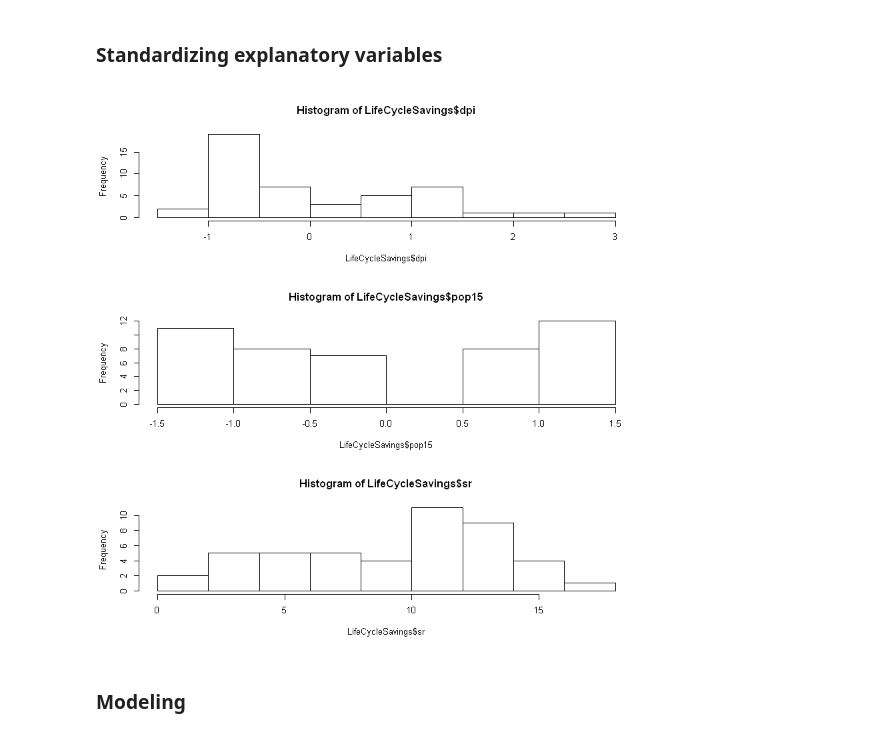
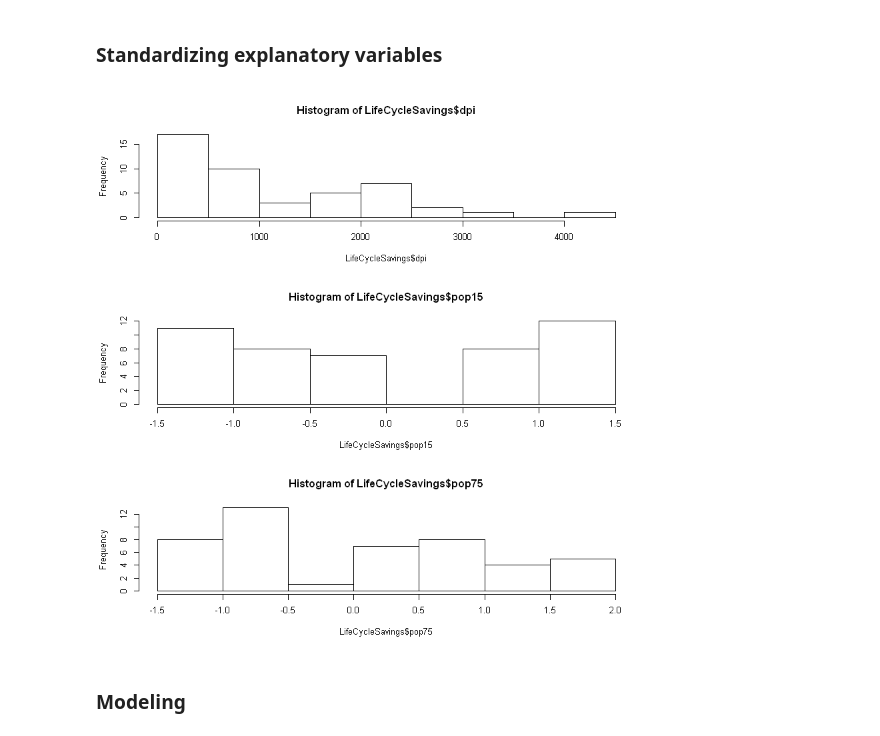
Before and after one commit to mafrasiabi/EPFL-Applied-Biostatistics, a Jupyter notebook: Assignment 1.ipynb, the cells around one changed output. Saved outputs shown, nothing was run; the diff lists cells and outputs as text; code cells hidden in the pictures.

```diff
--- a/Assignment 1.ipynb
+++ b/Assignment 1.ipynb
@@ -130,16 +131,16 @@ integer(0)
 # %% [markdown]
 ### Standardizing explanatory variables
 # %%
-LifeCycleSavings$pop15 <- (LifeCycleSavings$pop15 - mean(LifeCycleSavings$pop15)) / sd(LifeCycleSavings$pop15)
-LifeCycleSavings$pop75 <- (LifeCycleSavings$pop75 - mean(LifeCycleSavings$pop75)) / sd(LifeCycleSavings$pop75)
-LifeCycleSavings$dpi <- (LifeCycleSavings$dpi - mean(LifeCycleSavings$dpi)) / sd(LifeCycleSavings$dpi)
-LifeCycleSavings$ddpi <- (LifeCycleSavings$ddpi - mean(LifeCycleSavings$ddpi)) / sd(LifeCycleSavings$ddpi)
+# LifeCycleSavings$pop15 <- (LifeCycleSavings$pop15 - mean(LifeCycleSavings$pop15)) / sd(LifeCycleSavings$pop15)
+# LifeCycleSavings$pop75 <- (LifeCycleSavings$pop75 - mean(LifeCycleSavings$pop75)) / sd(LifeCycleSavings$pop75)
+# LifeCycleSavings$dpi <- (LifeCycleSavings$dpi - mean(LifeCycleSavings$dpi)) / sd(LifeCycleSavings$dpi)
+# LifeCycleSavings$ddpi <- (LifeCycleSavings$ddpi - mean(LifeCycleSavings$ddpi)) / sd(LifeCycleSavings$ddpi)
 # %%
 layout(matrix(3:1,ncol=1))
-hist(LifeCycleSavings$sr, nclass = 6)
+hist(LifeCycleSavings$pop75, nclass = 6)
 hist(LifeCycleSavings$pop15, nclass = 6)
 hist(LifeCycleSavings$dpi, nclass = 6)
 # %% [output]
-[figure, old version]
+[figure, new version]
 # %% [markdown]
 ### Modeling
```
Also changed, not shown: parts of 33 cells of this notebook.
